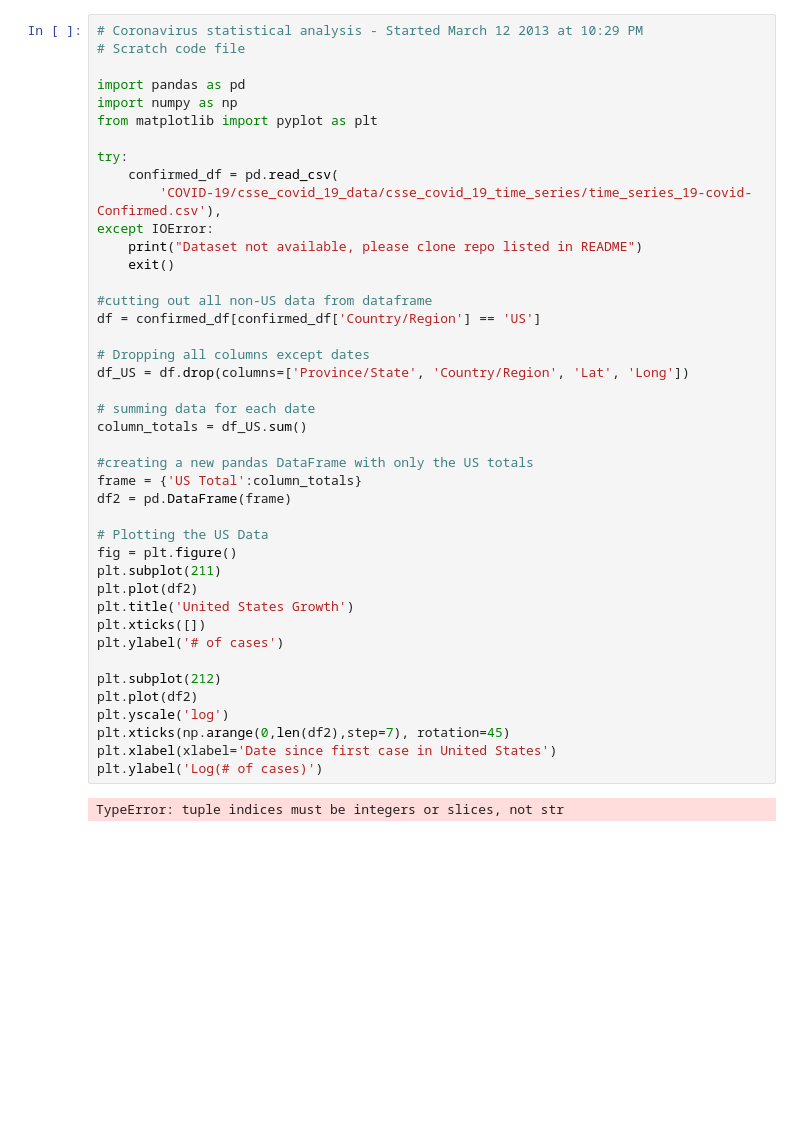
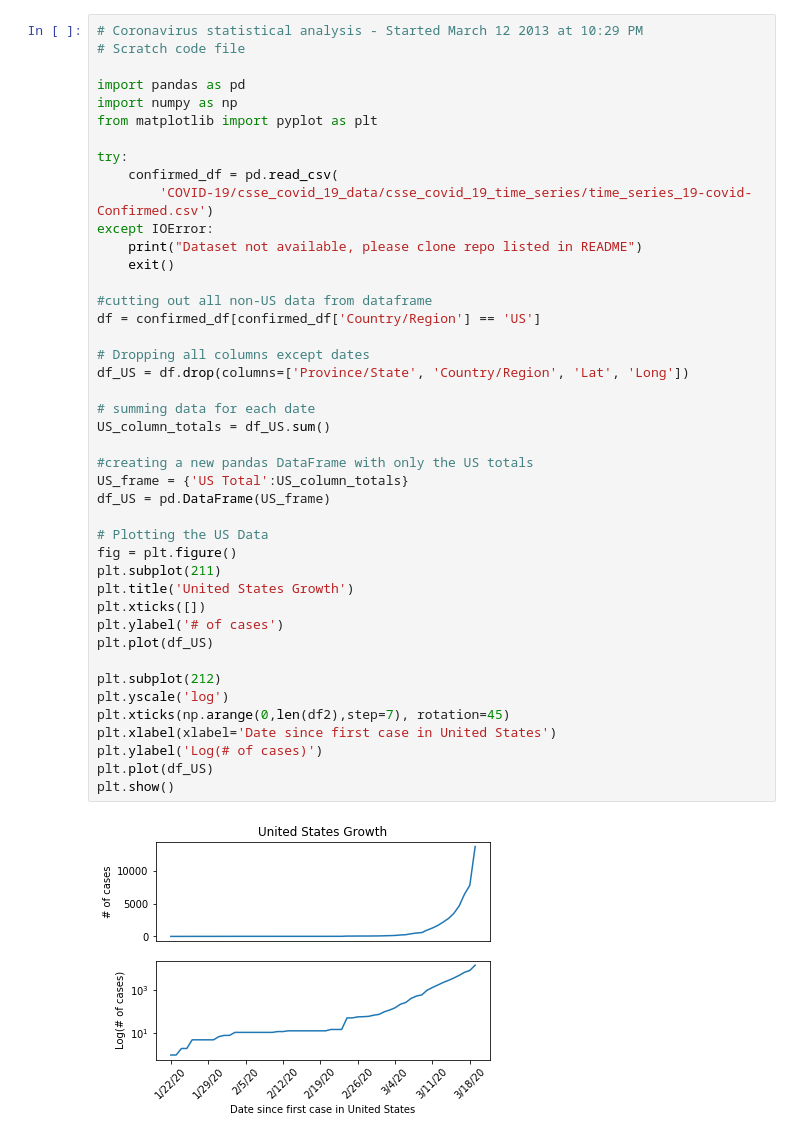
Before and after one commit to DrewRichard7/COVID19, a Jupyter notebook: scratch.ipynb, the cells around one changed output. Saved outputs shown, nothing was run; the diff lists cells and outputs as text; blank space fills up the shorter version.

```diff
--- a/scratch.ipynb
+++ b/scratch.ipynb
@@ -8,37 +8,38 @@ from matplotlib import pyplot as plt
 
 try:
     confirmed_df = pd.read_csv(
-        'COVID-19/csse_covid_19_data/csse_covid_19_time_series/time_series_19-covid-Confirmed.csv'),
+        'COVID-19/csse_covid_19_data/csse_covid_19_time_series/time_series_19-covid-Confirmed.csv')
 except IOError:
     print("Dataset not available, please clone repo listed in README")
     exit()
 
 #cutting out all non-US data from dataframe
 df = confirmed_df[confirmed_df['Country/Region'] == 'US']
 
 # Dropping all columns except dates
 df_US = df.drop(columns=['Province/State', 'Country/Region', 'Lat', 'Long'])
 
 # summing data for each date
-column_totals = df_US.sum()
+US_column_totals = df_US.sum()
 
 #creating a new pandas DataFrame with only the US totals
-frame = {'US Total':column_totals}
-df2 = pd.DataFrame(frame)
+US_frame = {'US Total':US_column_totals}
+df_US = pd.DataFrame(US_frame)
 
 # Plotting the US Data
 fig = plt.figure()
 plt.subplot(211)
-plt.plot(df2)
 plt.title('United States Growth')
 plt.xticks([])
 plt.ylabel('# of cases')
+plt.plot(df_US)
 
 plt.subplot(212)
-plt.plot(df2)
 plt.yscale('log')
 plt.xticks(np.arange(0,len(df2),step=7), rotation=45)
 plt.xlabel(xlabel='Date since first case in United States')
 plt.ylabel('Log(# of cases)')
+plt.plot(df_US)
+plt.show()
 # %% [output]
-TypeError: tuple indices must be integers or slices, not str
+[figure, added]
```
Also changed, not shown: parts of 1 cell of this notebook.
